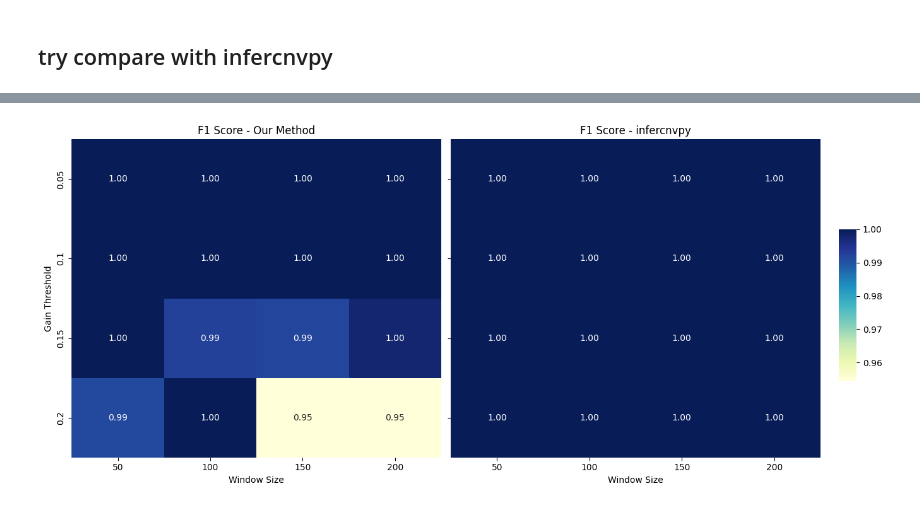
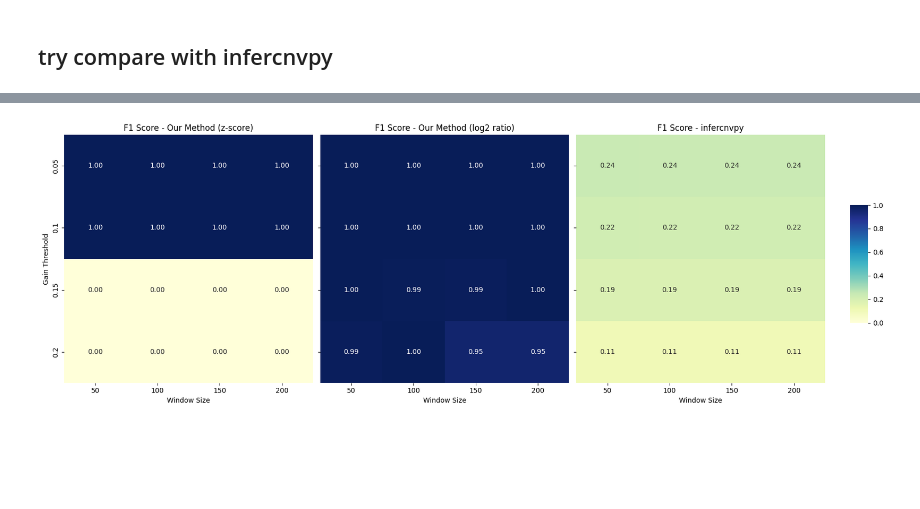
Before and after one commit to ClarkXu0625/CNA_tool, a Jupyter notebook: notebooks/Task2b.ipynb, the cells around one changed output, grey strips where cells are left out. Saved outputs shown, nothing was run; the diff lists cells and outputs as text; code cells hidden in the pictures; blank space fills up the shorter version.

```diff
--- a/notebooks/Task2b.ipynb
+++ b/notebooks/Task2b.ipynb
@@ -348,22 +348,30 @@ def evaluate_infercnvpy(adata, params):
     )
 
     y_true = adata_inf.obs["simulated_cnvs"].apply(lambda x: 0 if str(x).strip() == '' else 1)
-    y_pred = call_cna_from_infercnv(adata_inf, threshold=params['gain_thr'])
+    y_pred = call_cna_from_infercnv(adata_inf, threshold=params['gain_thr']*10)
 
     return f1_score(y_true, y_pred)
 # %%
+
+results2 = []  # Initialize results2 list
+
+# Run both evaluations across the parameter grid and store the results2
 for params in param_grid:
     print(f"Evaluating {params}")
     try:
-        f1_ours = evaluate_our_method(adata_simulated, params)
+        params['norm_method'] = 'zscore'
+        f1_ours_zscore = evaluate_our_method(adata_simulated, params)
+
+        params['norm_method'] = 'log2_ratio'
+        f1_ourr_log2 = evaluate_our_method(adata_simulated, params)
+
         f1_infercnvpy = evaluate_infercnvpy(adata_simulated, params)
-        print(f"F1 Score (Ours): {f1_ours}")
-        print(f"F1 Score (infercnvpy): {f1_infercnvpy}")
 
-        results.append({
+        results2.append({
             'window': params['window'],
             'threshold': params['gain_thr'],
-            'f1_ours': f1_ours,
+            'f1_ours_zscore': f1_ours_zscore,
+            'f1_ours_log2': f1_ourr_log2,
             'f1_infercnvpy': f1_infercnvpy,
         })
 
@@ -397,32 +394,40 @@ Evaluating {'window': 150, 'gain_thr': 0.2, 'loss_thr': -0.2, 'norm_method': 'lo
 # %%
+
 # Convert to DataFrame
-df = pd.DataFrame(results)
+df = pd.DataFrame(results2)
 
 # Pivot tables
-pivot_ours = df.pivot(index='threshold', columns='window', values='f1_ours')
+pivot_zscore = df.pivot(index='threshold', columns='window', values='f1_ours_zscore')
+pivot_log2 = df.pivot(index='threshold', columns='window', values='f1_ours_log2')
 pivot_infercnvpy = df.pivot(index='threshold', columns='window', values='f1_infercnvpy')
 
 # Determine shared color scale range
-vmin = min(pivot_ours.min().min(), pivot_infercnvpy.min().min())
-vmax = max(pivot_ours.max().max(), pivot_infercnvpy.max().max())
+vmin = min(pivot_zscore.min().min(), pivot_log2.min().min(), pivot_infercnvpy.min().min())
+vmax = max(pivot_zscore.max().max(), pivot_log2.max().max(), pivot_infercnvpy.max().max())
 
 # Create side-by-side plots with shared color bar
-fig, axes = plt.subplots(1, 2, figsize=(14, 6), sharey=True)
-cbar_ax = fig.add_axes([.91, .3, .02, .4])  # Position for colorbar
+fig, axes = plt.subplots(1, 3, figsize=(18, 6), sharey=True)
+cbar_ax = fig.add_axes([.92, .3, .02, .4])  # Position for colorbar
 
-sns.heatmap(pivot_ours, annot=True, fmt=".2f", cmap="YlGnBu", ax=axes[0],
+sns.heatmap(pivot_zscore, annot=True, fmt=".2f", cmap="YlGnBu", ax=axes[0],
             cbar=True, cbar_ax=cbar_ax, vmin=vmin, vmax=vmax)
-axes[0].set_title("F1 Score - Our Method")
+axes[0].set_title("F1 Score - Our Method (z-score)")
 axes[0].set_xlabel("Window Size")
 axes[0].set_ylabel("Gain Threshold")
 
-sns.heatmap(pivot_infercnvpy, annot=True, fmt=".2f", cmap="YlGnBu", ax=axes[1],
+sns.heatmap(pivot_log2, annot=True, fmt=".2f", cmap="YlGnBu", ax=axes[1],
             cbar=False, vmin=vmin, vmax=vmax)
-axes[1].set_title("F1 Score - infercnvpy")
+axes[1].set_title("F1 Score - Our Method (log2 ratio)")
 axes[1].set_xlabel("Window Size")
 axes[1].set_ylabel("")
 
+sns.heatmap(pivot_infercnvpy, annot=True, fmt=".2f", cmap="YlGnBu", ax=axes[2],
+            cbar=False, vmin=vmin, vmax=vmax)
+axes[2].set_title("F1 Score - infercnvpy")
+axes[2].set_xlabel("Window Size")
+axes[2].set_ylabel("")
+
 plt.tight_layout(rect=[0, 0, 0.9, 1])  # Leave space for colorbar
 plt.show()
 # %% [output]
-[figure, old version]
+[figure, new version]
```
Also changed, not shown: parts of 1 cell of this notebook.
